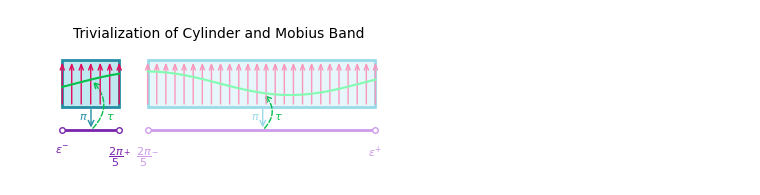
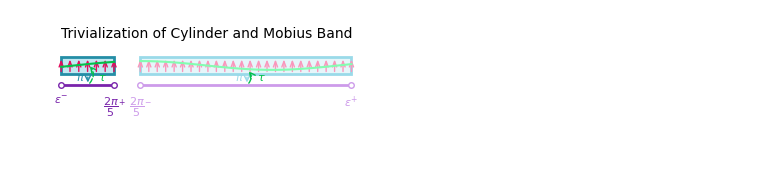
Before and after one commit to story645/team, a Jupyter notebook: paper/figcode/nontrivialbundle.ipynb, the cells around one changed output. Saved outputs shown, nothing was run; the diff lists cells and outputs as text; code cells hidden in the pictures; blank space fills up the shorter version.

```diff
--- a/paper/figcode/nontrivialbundle.ipynb
+++ b/paper/figcode/nontrivialbundle.ipynb
@@ -101,6 +104,6 @@ fig.savefig(paper_path/"transition_maps.png",dpi=200)
 # %%
 
-fig, ax = plt.subplots(figsize=(3.5, 1.5), layout='constrained')
+fig, ax = plt.subplots(figsize=(3.25, 1), layout='constrained')
 
 ax.set( ylim=(0, 1), xlim=(config['t'][0]-config['boundary_pad'],
                                      config['t'][-1]+config['boundary_pad']))
@@ -134,34 +137,34 @@ for (x0, x1), (tc, fc, bc), sc in [(config['r1'], config['dark_colors'], pcd['se
                                   mutation_scale=config['ms']-5,
                                   ls = '--', color=pcd['section'])
     ax.add_artist(sp)
     tau = ax.annotate(text=r"$\tau$", xy=(1.2,0), xycoords=(sp, pi),  fontsize=config['fs'],
                    color=pcd['section'], ha='left', va='bottom')
 
     for x in np.linspace(x0, x1, int(np.round(x1-x0,1)*5) +1):
         at = mpatches.FancyArrowPatch(posA=(x, config['ry']),
                                       posB=(x, config['ry']+ config['rh']),
                                         arrowstyle='->,head_width=0.15',
                                       mutation_scale=10, edgecolor=fc)
         ax.add_patch(at)
 
     ax.set(xticks=config['r1'], xticklabels=[r"$\epsilon^{-}$", r"${\dfrac{2\pi}{5}}^{+}$"])
 
 
     import matplotlib.ticker as mticker
 
     ax.xaxis.set_minor_locator(mticker.FixedLocator(config['r2']))
     ax.xaxis.set_minor_formatter(mticker.FixedFormatter([r"${\dfrac{2\pi}{5}}^{-}$", r"$\epsilon^{+}$"]))
 
     ax.tick_params('x', which='major', labelcolor=pcd['base'],
                              length=0, labelsize=config['fs'])
     ax.tick_params('x', which='minor', labelcolor=config['light_base'],
                              length=0, labelsize=config['fs'])
     ax.tick_params('y', labelleft=False, left=False)
     ax.spines[:].set_visible(False)
 
 fig.savefig(paper_path/"cyl_mob.png", dpi=300)
 # %% [output]
-[figure, old version]
+[figure, new version]
 # %%
 fig, axd = plt.subplot_mosaic([['cyl', 'mb']], figsize=(3.5, 3.5), layout='constrained')
 axd['cyl'] = nt.setup_bundle_axes(axd['cyl'], DEBUG_AXES)
```
Also changed, not shown: parts of 4 cells of this notebook, 8 other files.
